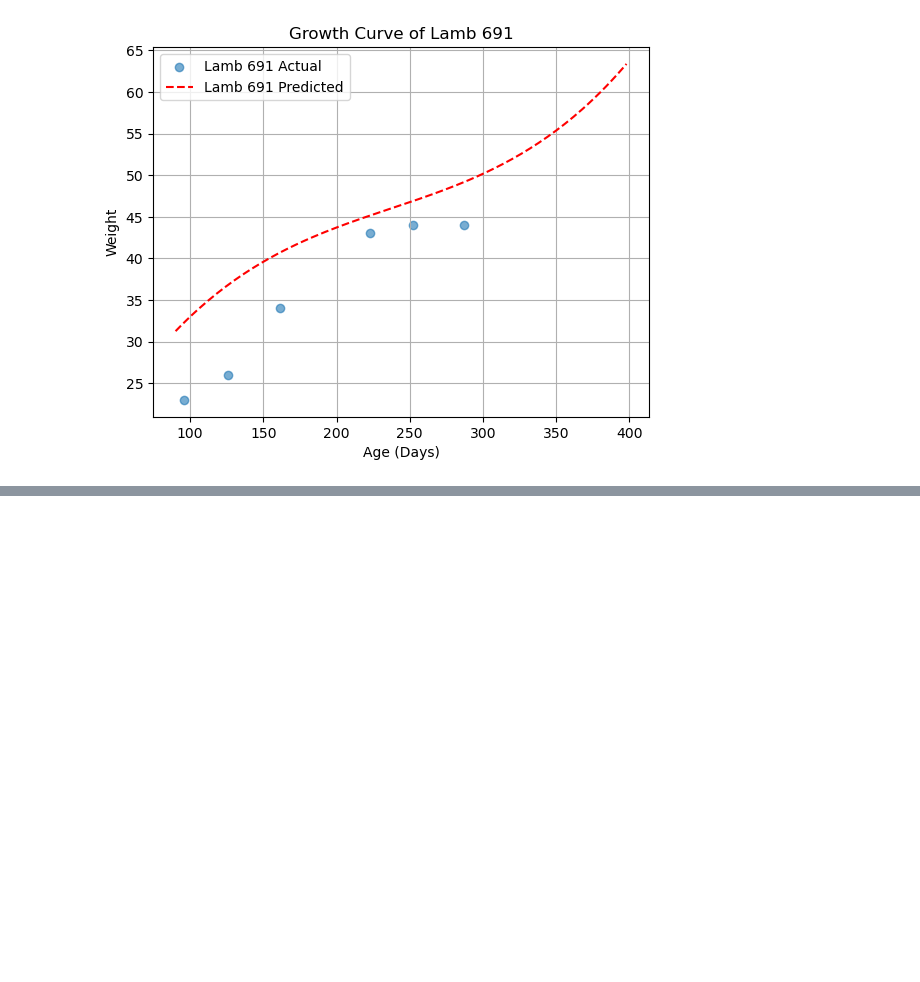
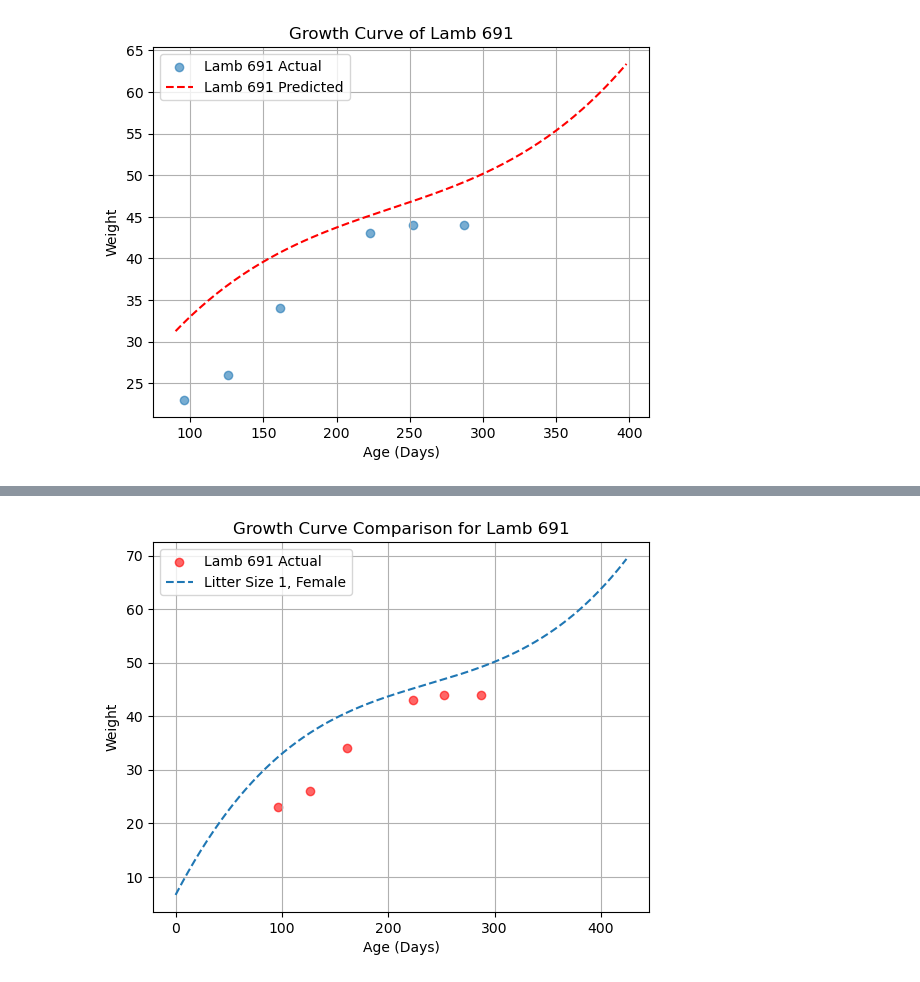
Before and after one commit to Shri-991987/Dissertation_Longitudinal_Analysis_Of_Farm_Animal_Development, a Jupyter notebook: Dissertation_Update.ipynb, the cells around one changed output, grey strips where cells are left out. Saved outputs shown, nothing was run; the diff lists cells and outputs as text; code cells hidden in the pictures; blank space fills up the shorter version.

```diff
--- a/Dissertation_Update.ipynb
+++ b/Dissertation_Update.ipynb
@@ -719,0 +881,43 @@ plot_growth_curve(final_mul,lamb_no, age_range)
+# %%
+# Function to predict weights for given litter size and gender
+def predict_general_trend(age_range, litter_size, gender, model, poly):
+    # Prepare the input data for prediction
+    X_pred = np.array([[age, litter_size, gender] for age in age_range])
+    X_poly_pred = poly.transform(X_pred)
+    predicted_weights = model.predict(X_poly_pred)
+    return predicted_weights
+
+# Function to plot the growth curve for a specific lamb and general trends
+def plot_lamb_vs_general_trends(df, lamb_no, age_range, model, poly):
+    # Actual data points for the specific lamb
+    lamb_data = df[df['No.'] == lamb_no]
+
+    # Plot the actual data points for the specific lamb
+    plt.scatter(lamb_data['Age (Days)'], lamb_data['Weight'], label=f'Lamb {lamb_no} Actual', alpha=0.6, color='red')
+
+    # Define litter sizes and gender for the general trends
+    litter_sizes = [1]
+    gender = 0  # Assuming 0 for female
+
+    for litter_size in litter_sizes:
+        # Predict weights for the general trend
+        predicted_weights = predict_general_trend(age_range, litter_size, gender, model, poly)
+
+        # Plot the predicted growth curve
+        label = f'Litter Size {litter_size}, Female'
+        plt.plot(age_range, predicted_weights, linestyle='--', label=label)
+
+    plt.title(f'Growth Curve Comparison for Lamb {lamb_no}')
+    plt.xlabel('Age (Days)')
+    plt.ylabel('Weight')
+    plt.legend()
+    plt.grid(True)
+    plt.show()
+
+# Example usage
+age_range = np.arange(0, 425, 2)  # Age range from 90 to 425 days
+
+# Call the plotting function for lamb 629
+plot_lamb_vs_general_trends(final_mul, 691, age_range, model, poly)
+# %% [output]
+[figure, added]
```
Also changed, not shown: parts of 7 cells of this notebook.
